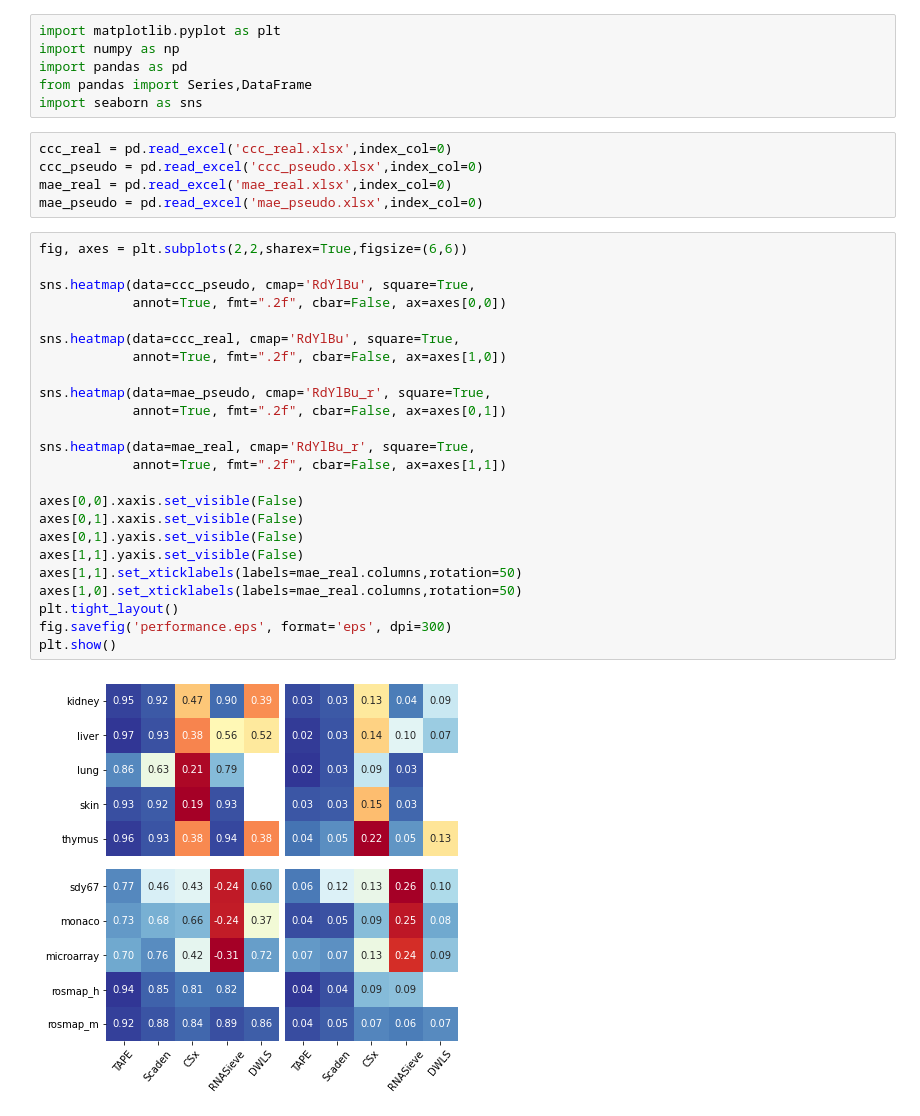
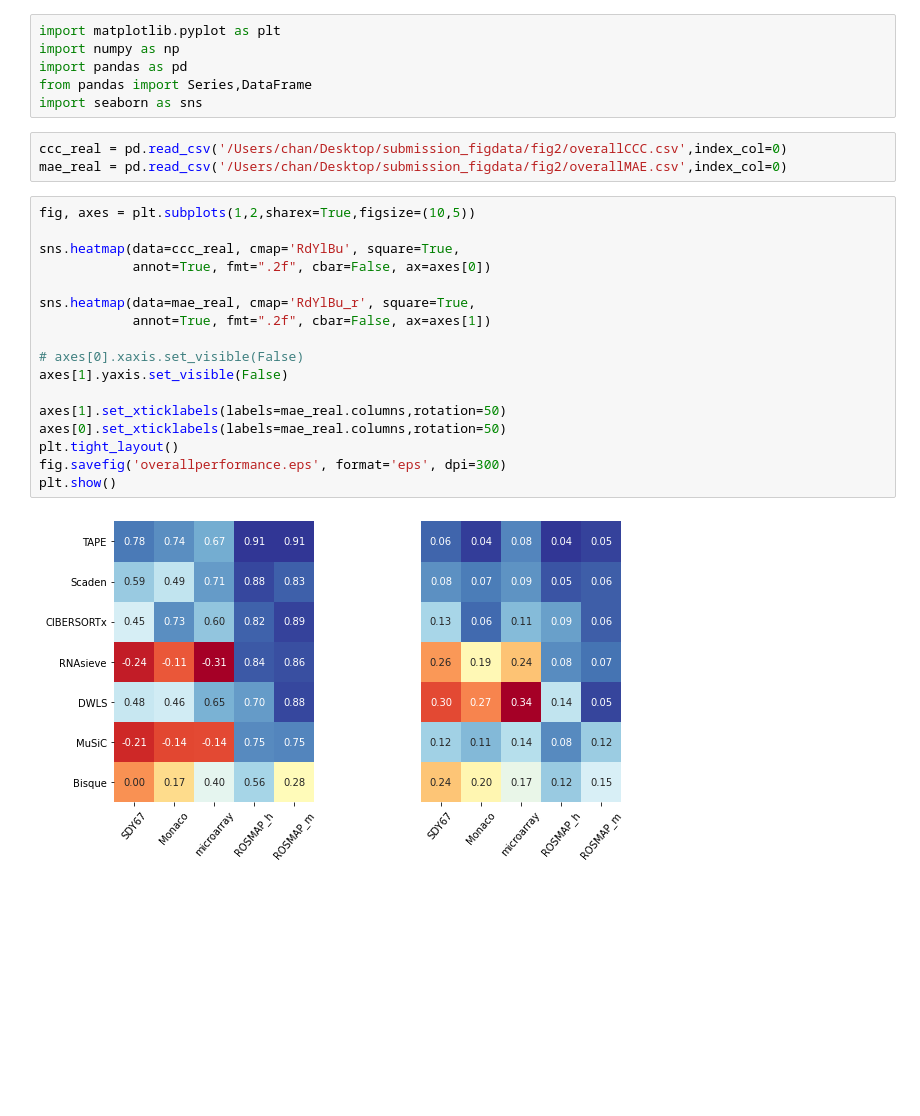
Before and after one commit to poseidonchan/TAPE, a Jupyter notebook: Experiments/Figures/heat_map/heat map.ipynb, the cells around one changed output. Saved outputs shown, nothing was run; the diff lists cells and outputs as text; blank space fills up the shorter version.

```diff
--- a/Experiments/Figures/heat_map/heat map.ipynb
+++ b/Experiments/Figures/heat_map/heat map.ipynb
@@ -5,33 +5,24 @@ import pandas as pd
 from pandas import Series,DataFrame
 import seaborn as sns
 # %%
-ccc_real = pd.read_excel('ccc_real.xlsx',index_col=0)
-ccc_pseudo = pd.read_excel('ccc_pseudo.xlsx',index_col=0)
-mae_real = pd.read_excel('mae_real.xlsx',index_col=0)
-mae_pseudo = pd.read_excel('mae_pseudo.xlsx',index_col=0)
+ccc_real = pd.read_csv('/Users/chan/Desktop/submission_figdata/fig2/overallCCC.csv',index_col=0)
+mae_real = pd.read_csv('/Users/chan/Desktop/submission_figdata/fig2/overallMAE.csv',index_col=0)
 # %%
-fig, axes = plt.subplots(2,2,sharex=True,figsize=(6,6))
-
-sns.heatmap(data=ccc_pseudo, cmap='RdYlBu', square=True,
-            annot=True, fmt=".2f", cbar=False, ax=axes[0,0])
+fig, axes = plt.subplots(1,2,sharex=True,figsize=(10,5))
 
 sns.heatmap(data=ccc_real, cmap='RdYlBu', square=True,
-            annot=True, fmt=".2f", cbar=False, ax=axes[1,0])
-
-sns.heatmap(data=mae_pseudo, cmap='RdYlBu_r', square=True,
-            annot=True, fmt=".2f", cbar=False, ax=axes[0,1])
+            annot=True, fmt=".2f", cbar=False, ax=axes[0])
 
 sns.heatmap(data=mae_real, cmap='RdYlBu_r', square=True,
-            annot=True, fmt=".2f", cbar=False, ax=axes[1,1])
+            annot=True, fmt=".2f", cbar=False, ax=axes[1])
 
-axes[0,0].xaxis.set_visible(False)
-axes[0,1].xaxis.set_visible(False)
-axes[0,1].yaxis.set_visible(False)
-axes[1,1].yaxis.set_visible(False)
-axes[1,1].set_xticklabels(labels=mae_real.columns,rotation=50)
-axes[1,0].set_xticklabels(labels=mae_real.columns,rotation=50)
+# axes[0].xaxis.set_visible(False)
+axes[1].yaxis.set_visible(False)
+
+axes[1].set_xticklabels(labels=mae_real.columns,rotation=50)
+axes[0].set_xticklabels(labels=mae_real.columns,rotation=50)
 plt.tight_layout()
-fig.savefig('performance.eps', format='eps', dpi=300)
+fig.savefig('overallperformance.eps', format='eps', dpi=300)
 plt.show()
 # %% [output]
-[figure, old version]
+[figure, new version]
```
Also changed, not shown: 2 other files.
